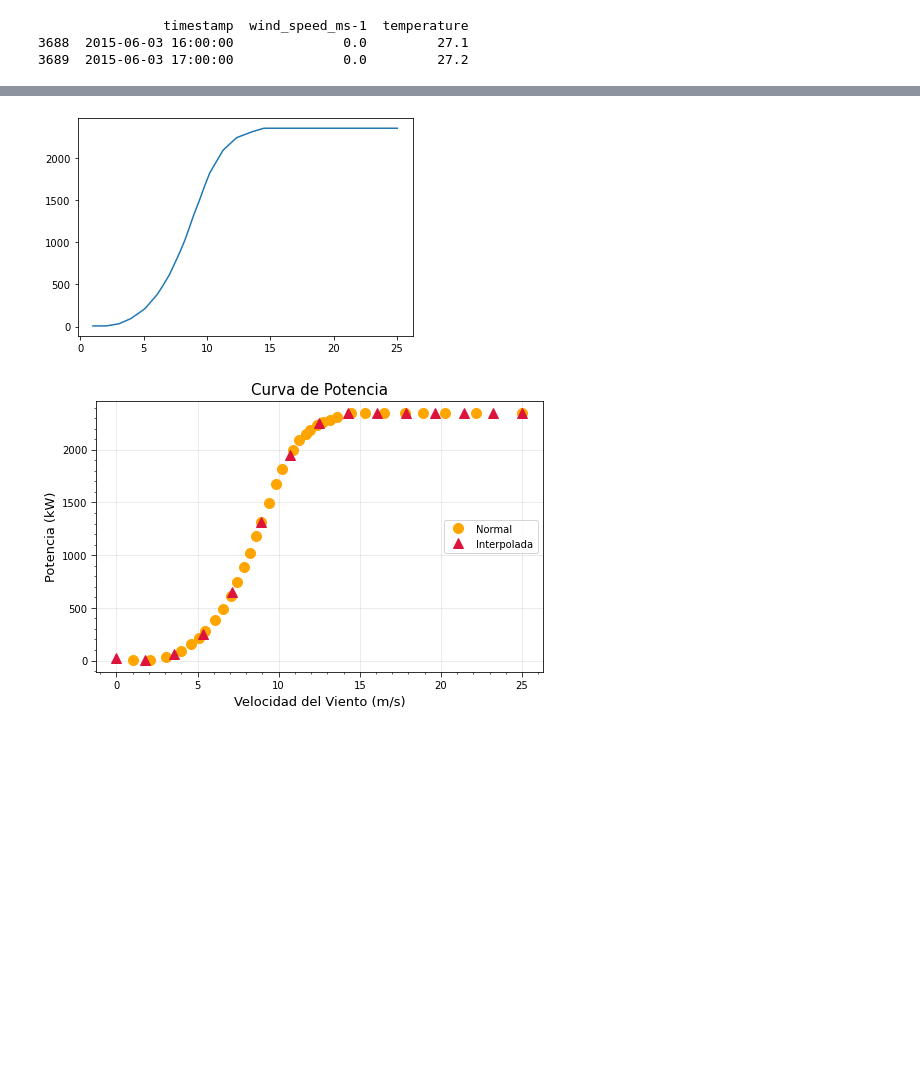
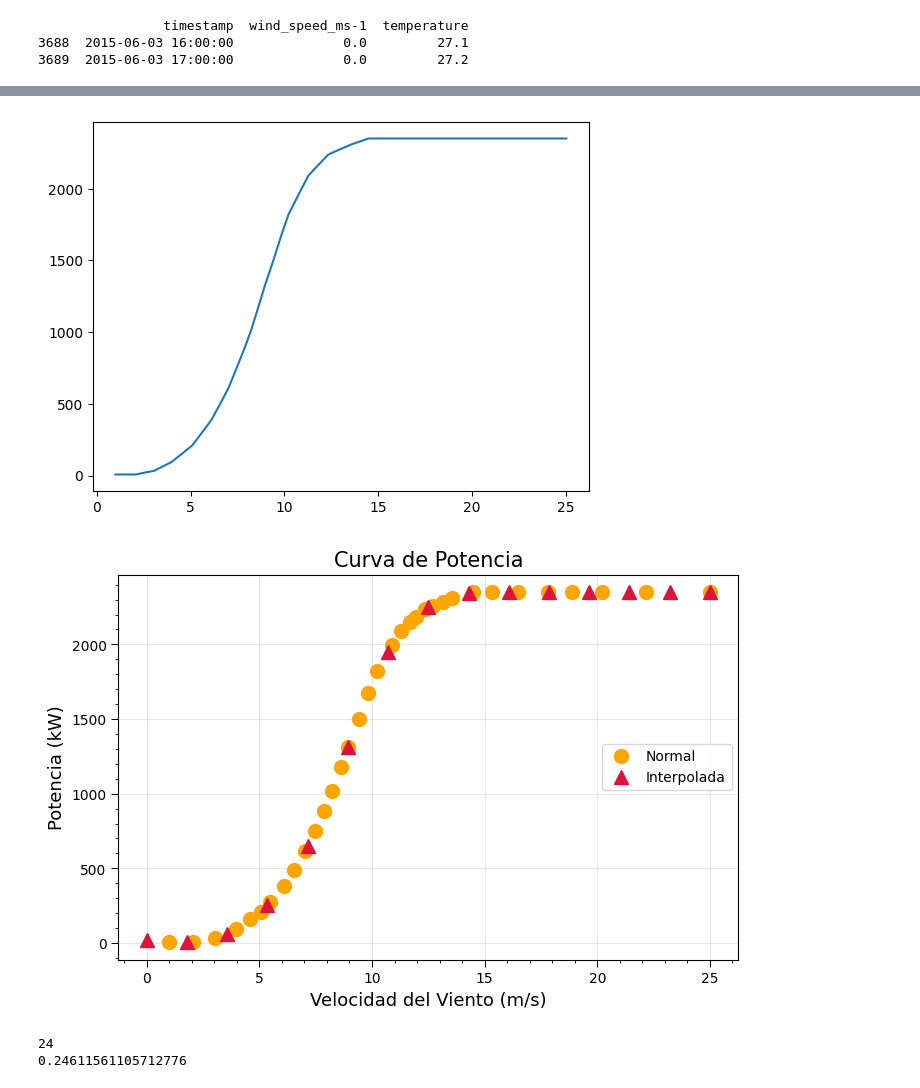
Before and after one commit to nandradem/project, a Jupyter notebook: Procesamiento de datos.ipynb, the cells around one changed output, grey strips where cells are left out. Saved outputs shown, nothing was run; the diff lists cells and outputs as text; code cells hidden in the pictures; blank space fills up the shorter version.

```diff
--- a/Procesamiento de datos.ipynb
+++ b/Procesamiento de datos.ipynb
@@ -97,34 +99,56 @@ formato_grafica(titulo='Curva de Coeficiente de Empuje',
 # %%
 
-df_potencia = pd.read_csv('C:/Users/sofia/Desktop/project/wind/Potencia Vs velocidad viento (Corregido).csv')
+df_potencia = pd.read_csv('wind/Potencia Vs velocidad viento (Corregido).csv')
 """
 Como los valores se extrajeron de forma visual hay algunos que sobrepasan los máximos,
 por eso se aplica la siguiente funcion que cambia todos los valroes que son mayores al máximo por 2350
 """
 df_potencia.loc[df_potencia['y'] > 2350,'y'] = 2350
 plt.figure()
 x_G2=df_potencia["x"].values
 y_G2=df_potencia["y"].values
 plt.plot(x_G2,y_G2)
 plt.show()
 
 a=0
 b=25
 
 itp_spline = scipy.interpolate.splrep(x_G2, y_G2, k=3)
 x_new = np.linspace(start=a, stop=b, num=15)
 y_new = scipy.interpolate.splev(x_new, tck=itp_spline)
 
 hor = 8
 ver = 5
 plt.figure(figsize=(hor, ver))
 
 plt.plot(x_G2, y_G2, linestyle='', marker='o', color='orange', ms=10, label='Normal')
 plt.plot(x_new, y_new, linestyle='', marker='^', color='crimson', ms=10, label='Interpolada')
 
 formato_grafica(titulo='Curva de Potencia',
                 ejex='Velocidad del Viento (m/s)',
                 ejey='Potencia (kW)')
 # %% [output]
-[figure, old version]
+[figure, new version]
-[figure, old version]
+[figure, new version]
+# %%
+#velocidad incidente
+K_ZG1 = 0.04
+K_ZG2_3 = 0.08
+print(len(df_C_empuje["x"]))
+
+def coeficiente_de_empuje(velocidad_del_viento:int):
+    '''
+    descripcion:
+    Esta función recibe la velocidad del viento y retorna el coeficiente de empuje
+    variables:
+    velocidad_del_viento: este parametro viene
+
+    '''
+    spline = scipy.interpolate.splrep(df_C_empuje["x"],df_C_empuje["y"])
+    coeficiente_de_empuje = scipy.interpolate.splev(velocidad_del_viento,spline)
+    return coeficiente_de_empuje
+
+print(coeficiente_de_empuje(15))
+# %% [output]
+24
+0.24611561105712776
```
Also changed, not shown: parts of 2 cells of this notebook.
